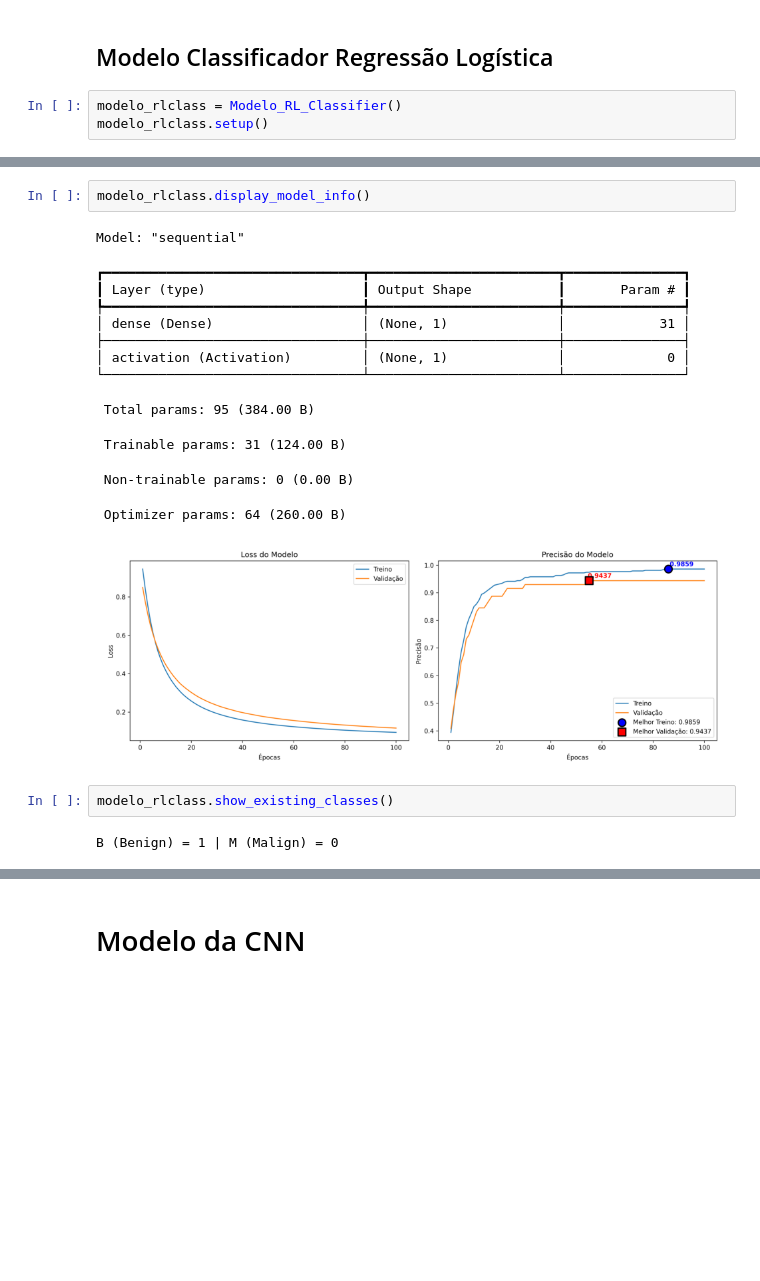
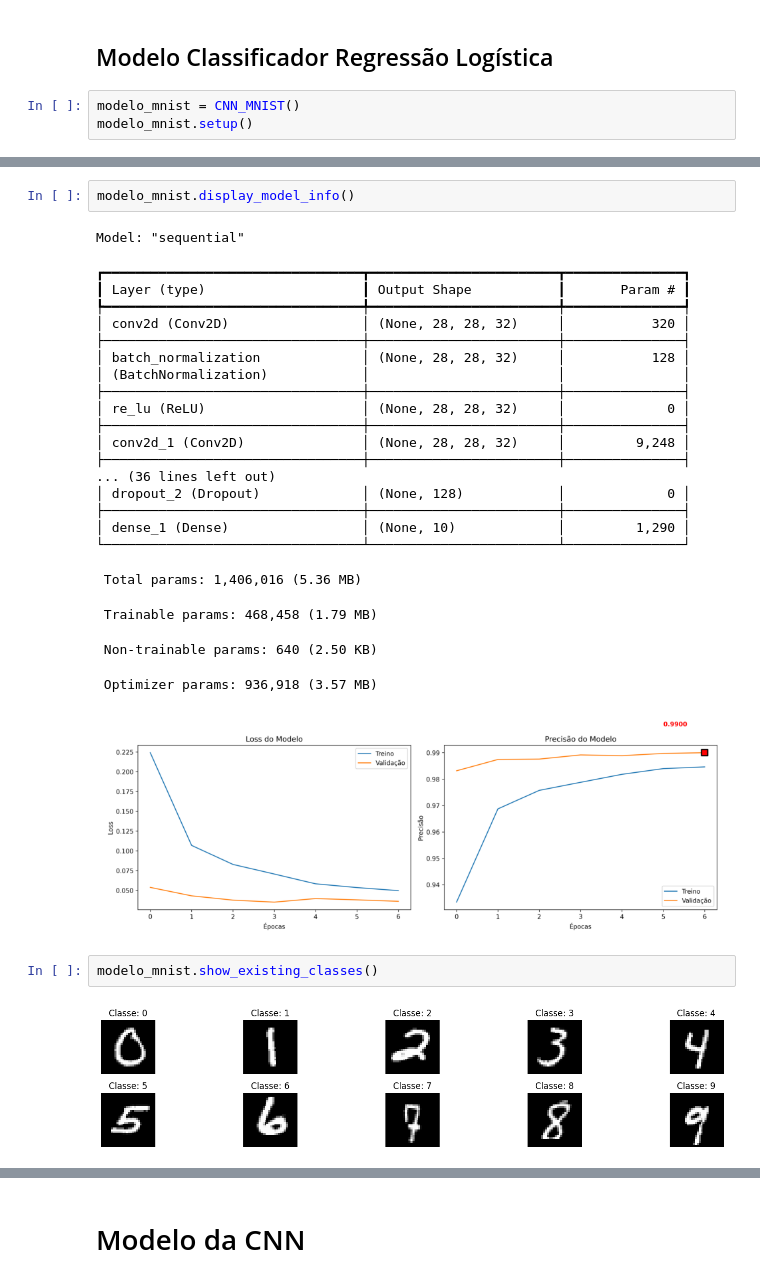
Before and after one commit to rafaelantunes04/Trabalho-Pratico-Interpretabilidade-e-Causalidade, a Jupyter notebook: Análise Modelos.ipynb, the cells around one changed output, grey strips where cells are left out. Drawn from its saved outputs; the diff is of its cells as text; blank space fills up the shorter version.

```diff
--- a/Análise Modelos.ipynb
+++ b/Análise Modelos.ipynb
@@ -10,6 +10,6 @@ from rl_class_framework import Modelo_RL_Classifier
 # %% [markdown]
 ## Modelo Classificador Regressão Logística
 # %%
-modelo_rlclass = Modelo_RL_Classifier()
-modelo_rlclass.setup()
+modelo_mnist = CNN_MNIST()
+modelo_mnist.setup()
 # %% [output]
@@ -22,20 +36,30 @@ Modelo encontrado!
 # %%
-modelo_rlclass.display_model_info()
+modelo_mnist.display_model_info()
 # %% [output]
 Model: "sequential"
 ┏━━━━━━━━━━━━━━━━━━━━━━━━━━━━━━━━━┳━━━━━━━━━━━━━━━━━━━━━━━━┳━━━━━━━━━━━━━━━┓
 ┃ Layer (type)                    ┃ Output Shape           ┃       Param # ┃
 ┡━━━━━━━━━━━━━━━━━━━━━━━━━━━━━━━━━╇━━━━━━━━━━━━━━━━━━━━━━━━╇━━━━━━━━━━━━━━━┩
-│ dense (Dense)                   │ (None, 1)              │            31 │
+│ conv2d (Conv2D)                 │ (None, 28, 28, 32)     │           320 │
 ├─────────────────────────────────┼────────────────────────┼───────────────┤
-│ activation (Activation)         │ (None, 1)              │             0 │
+│ batch_normalization             │ (None, 28, 28, 32)     │           128 │
+│ (BatchNormalization)            │                        │               │
+├─────────────────────────────────┼────────────────────────┼───────────────┤
+│ re_lu (ReLU)                    │ (None, 28, 28, 32)     │             0 │
+├─────────────────────────────────┼────────────────────────┼───────────────┤
+│ conv2d_1 (Conv2D)               │ (None, 28, 28, 32)     │         9,248 │
+├─────────────────────────────────┼────────────────────────┼───────────────┤
+... (36 lines left out)
+│ dropout_2 (Dropout)             │ (None, 128)            │             0 │
+├─────────────────────────────────┼────────────────────────┼───────────────┤
+│ dense_1 (Dense)                 │ (None, 10)             │         1,290 │
 └─────────────────────────────────┴────────────────────────┴───────────────┘
- Total params: 95 (384.00 B)
+ Total params: 1,406,016 (5.36 MB)
- Trainable params: 31 (124.00 B)
+ Trainable params: 468,458 (1.79 MB)
- Non-trainable params: 0 (0.00 B)
+ Non-trainable params: 640 (2.50 KB)
- Optimizer params: 64 (260.00 B)
+ Optimizer params: 936,918 (3.57 MB)
-[figure, old version]
+[figure, new version]
 # %%
-modelo_rlclass.show_existing_classes()
+modelo_mnist.show_existing_classes()
 # %% [output]
-B (Benign) = 1 | M (Malign) = 0
+[figure, added]
```
Also changed, not shown: parts of 10 cells of this notebook, 15 other files.
